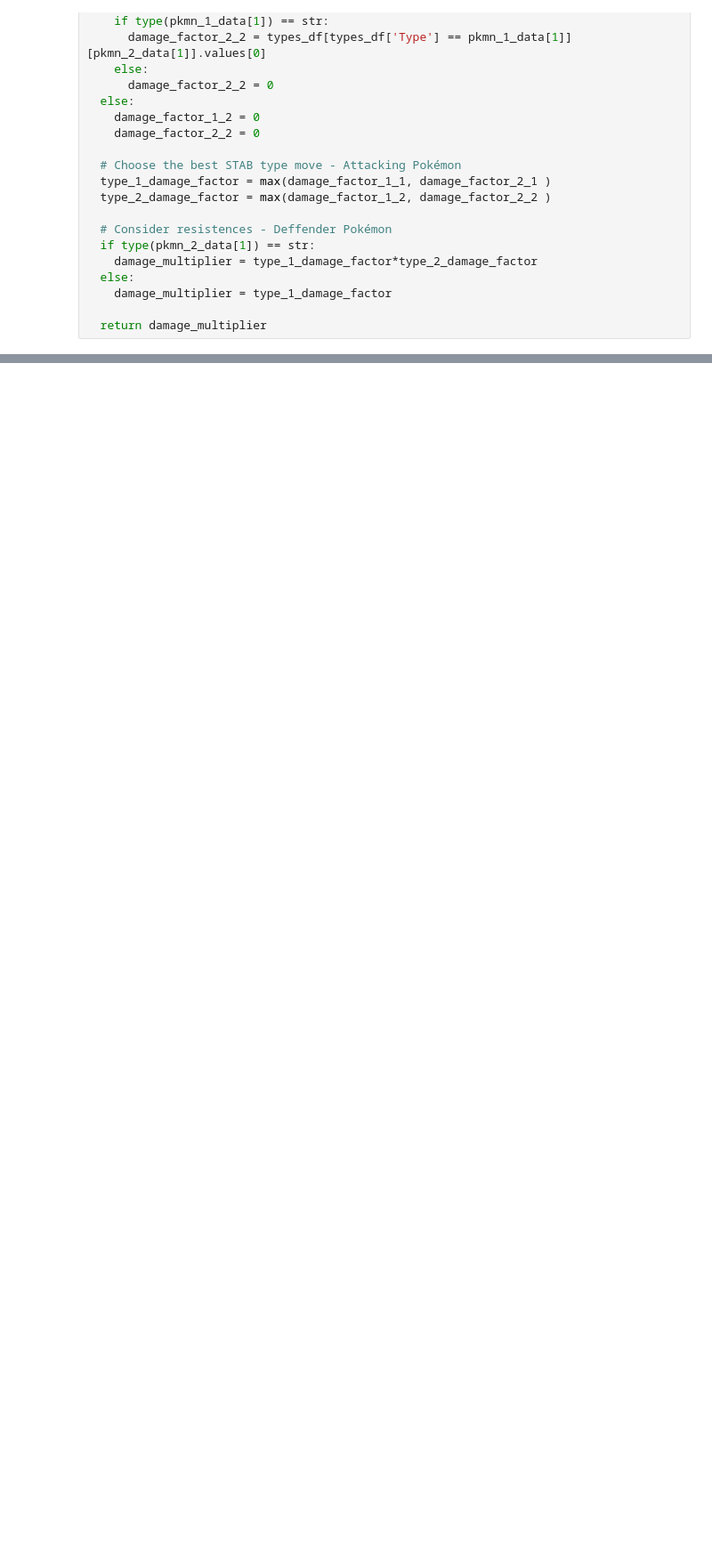
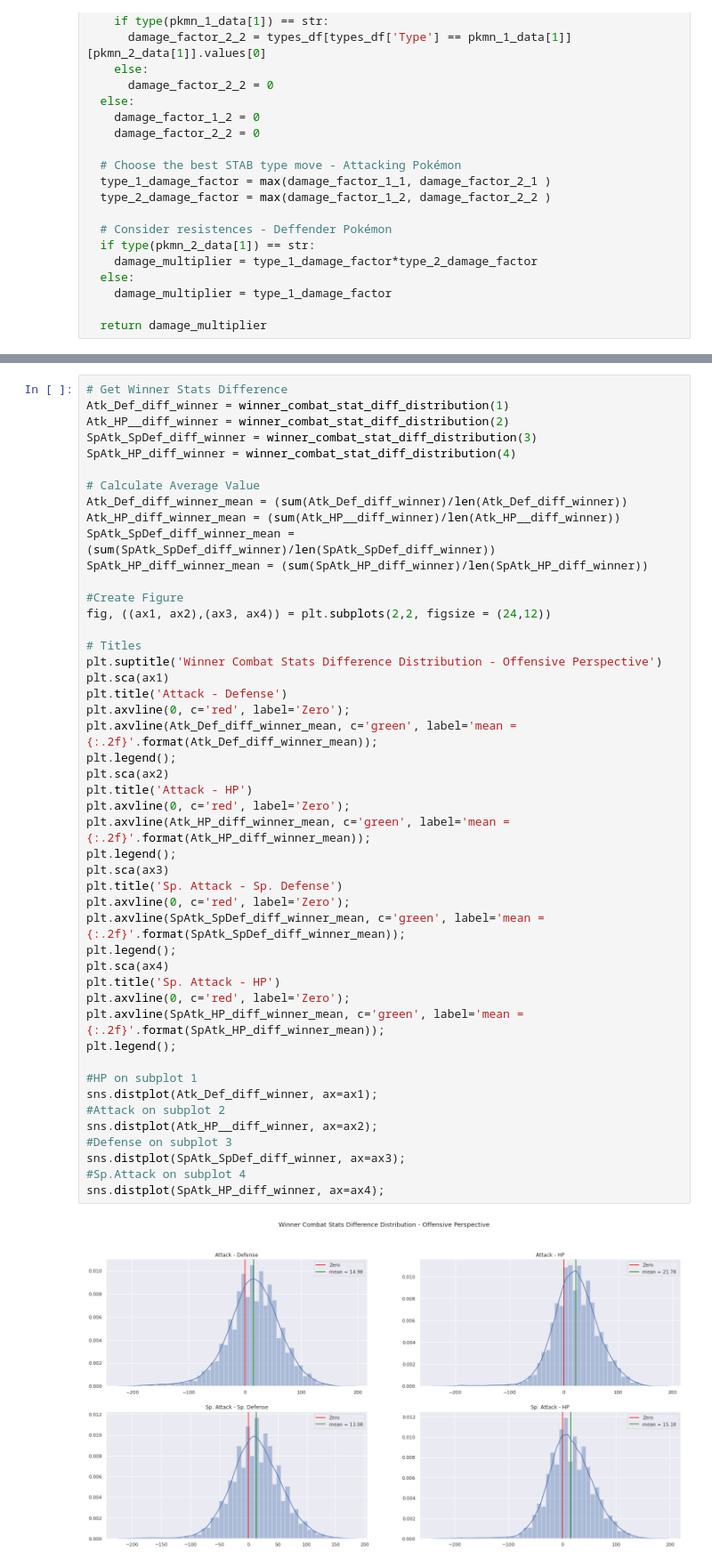
Before and after one commit to rpdieego/IndigoTortoise-pkmn-notebooks, a Jupyter notebook: IndigoTortoise_pkmn.ipynb, the cells around one changed output, grey strips where cells are left out. Shown at 89% size. Cells and saved outputs as stored; diff of their text form; blank space fills up the shorter version.

```diff
--- a/IndigoTortoise_pkmn.ipynb
+++ b/IndigoTortoise_pkmn.ipynb
@@ -1068,0 +1390,49 @@ Name: Normal, dtype: int64
+# %%
+# Get Winner Stats Difference
+Atk_Def_diff_winner = winner_combat_stat_diff_distribution(1)
+Atk_HP__diff_winner = winner_combat_stat_diff_distribution(2)
+SpAtk_SpDef_diff_winner = winner_combat_stat_diff_distribution(3)
+SpAtk_HP_diff_winner = winner_combat_stat_diff_distribution(4)
+
+# Calculate Average Value
+Atk_Def_diff_winner_mean = (sum(Atk_Def_diff_winner)/len(Atk_Def_diff_winner))
+Atk_HP_diff_winner_mean = (sum(Atk_HP__diff_winner)/len(Atk_HP__diff_winner))
+SpAtk_SpDef_diff_winner_mean = (sum(SpAtk_SpDef_diff_winner)/len(SpAtk_SpDef_diff_winner))
+SpAtk_HP_diff_winner_mean = (sum(SpAtk_HP_diff_winner)/len(SpAtk_HP_diff_winner))
+
+#Create Figure
+fig, ((ax1, ax2),(ax3, ax4)) = plt.subplots(2,2, figsize = (24,12))
+
+# Titles
+plt.suptitle('Winner Combat Stats Difference Distribution - Offensive Perspective')
+plt.sca(ax1)
+plt.title('Attack - Defense')
+plt.axvline(0, c='red', label='Zero');
+plt.axvline(Atk_Def_diff_winner_mean, c='green', label='mean = {:.2f}'.format(Atk_Def_diff_winner_mean));
+plt.legend();
+plt.sca(ax2)
+plt.title('Attack - HP')
+plt.axvline(0, c='red', label='Zero');
+plt.axvline(Atk_HP_diff_winner_mean, c='green', label='mean = {:.2f}'.format(Atk_HP_diff_winner_mean));
+plt.legend();
+plt.sca(ax3)
+plt.title('Sp. Attack - Sp. Defense')
+plt.axvline(0, c='red', label='Zero');
+plt.axvline(SpAtk_SpDef_diff_winner_mean, c='green', label='mean = {:.2f}'.format(SpAtk_SpDef_diff_winner_mean));
+plt.legend();
+plt.sca(ax4)
+plt.title('Sp. Attack - HP')
+plt.axvline(0, c='red', label='Zero');
+plt.axvline(SpAtk_HP_diff_winner_mean, c='green', label='mean = {:.2f}'.format(SpAtk_HP_diff_winner_mean));
+plt.legend();
+
+#HP on subplot 1
+sns.distplot(Atk_Def_diff_winner, ax=ax1);
+#Attack on subplot 2
+sns.distplot(Atk_HP__diff_winner, ax=ax2);
+#Defense on subplot 3
+sns.distplot(SpAtk_SpDef_diff_winner, ax=ax3);
+#Sp.Attack on subplot 4
+sns.distplot(SpAtk_HP_diff_winner, ax=ax4);
+# %% [output]
+[figure, added]
```
Also changed, not shown: parts of 28 cells of this notebook.
